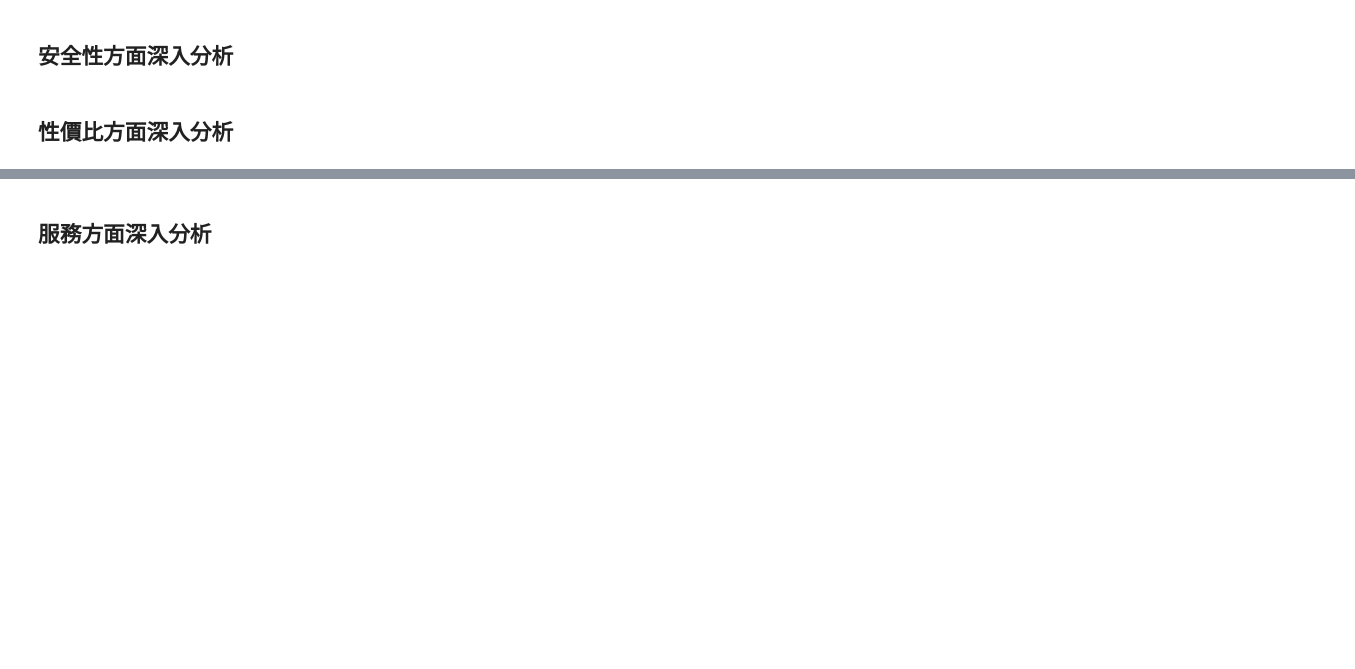
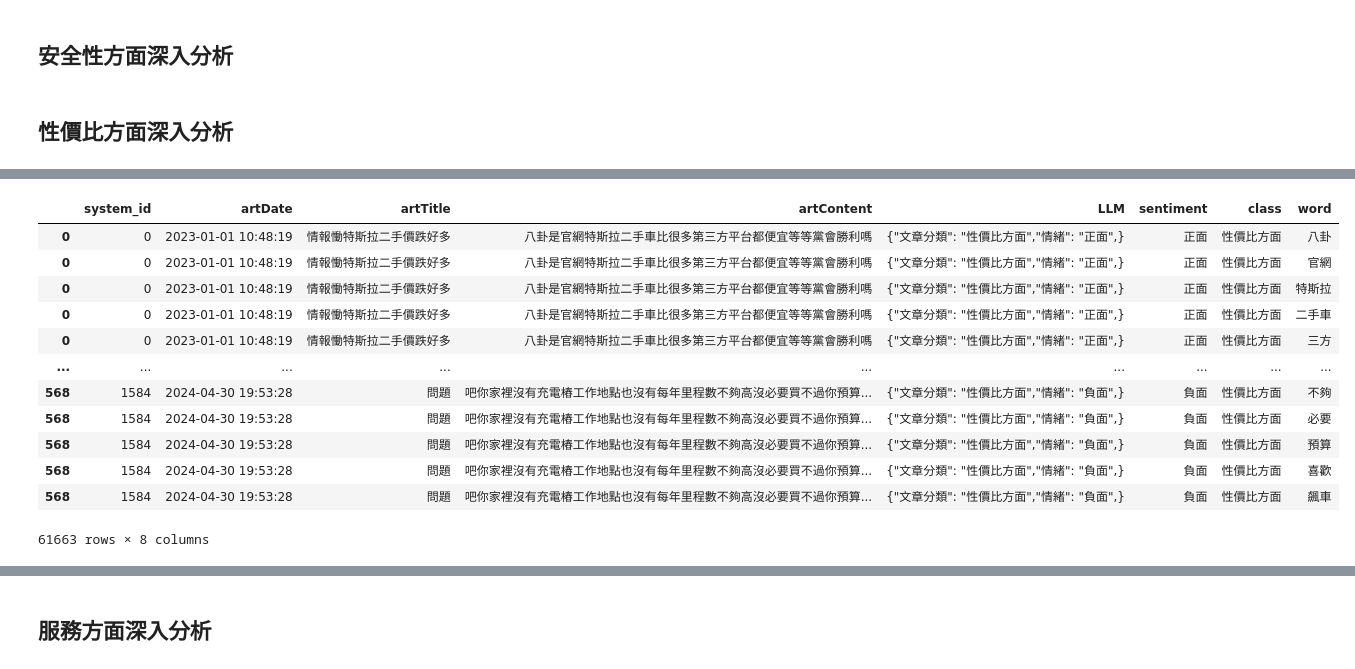
Before and after one commit to weiyu9805/SMA_project, a Jupyter notebook: project2.ipynb, the cells around one changed output, grey strips where cells are left out. Saved outputs shown, nothing was run; the diff lists cells and outputs as text; code cells hidden in the pictures; blank space fills up the shorter version.

```diff
--- a/project2.ipynb
+++ b/project2.ipynb
@@ -28,0 +398,18 @@
+# %%
+stopwords = [line.strip() for line in open('dict/stopwords.txt', 'r', encoding='utf-8').readlines()]
+after_clear_df = word_df[~word_df['word'].isin(stopwords)]
+after_clear_df
+# %% [output]
+|  | system_id | artDate | artTitle | artContent | LLM | sentiment | class | word |
+| 0 | 0 | 2023-01-01 10:48:19 | 情報慟特斯拉二手價跌好多 | 八卦是官網特斯拉二手車比很多第三方平台都便宜等等黨會勝利嗎 | {"文章分類": "性價比方面","情緒": "正面",} | 正面 | 性價比方面 | 八卦 |
+| 0 | 0 | 2023-01-01 10:48:19 | 情報慟特斯拉二手價跌好多 | 八卦是官網特斯拉二手車比很多第三方平台都便宜等等黨會勝利嗎 | {"文章分類": "性價比方面","情緒": "正面",} | 正面 | 性價比方面 | 官網 |
+| 0 | 0 | 2023-01-01 10:48:19 | 情報慟特斯拉二手價跌好多 | 八卦是官網特斯拉二手車比很多第三方平台都便宜等等黨會勝利嗎 | {"文章分類": "性價比方面","情緒": "正面",} | 正面 | 性價比方面 | 特斯拉 |
+| 0 | 0 | 2023-01-01 10:48:19 | 情報慟特斯拉二手價跌好多 | 八卦是官網特斯拉二手車比很多第三方平台都便宜等等黨會勝利嗎 | {"文章分類": "性價比方面","情緒": "正面",} | 正面 | 性價比方面 | 二手車 |
+| 0 | 0 | 2023-01-01 10:48:19 | 情報慟特斯拉二手價跌好多 | 八卦是官網特斯拉二手車比很多第三方平台都便宜等等黨會勝利嗎 | {"文章分類": "性價比方面","情緒": "正面",} | 正面 | 性價比方面 | 三方 |
+| ... | ... | ... | ... | ... | ... | ... | ... | ... |
+| 568 | 1584 | 2024-04-30 19:53:28 | 問題 | 吧你家裡沒有充電樁工作地點也沒有每年里程數不夠高沒必要買不過你預算... | {"文章分類": "性價比方面","情緒": "負面",} | 負面 | 性價比方面 | 不夠 |
+| 568 | 1584 | 2024-04-30 19:53:28 | 問題 | 吧你家裡沒有充電樁工作地點也沒有每年里程數不夠高沒必要買不過你預算... | {"文章分類": "性價比方面","情緒": "負面",} | 負面 | 性價比方面 | 必要 |
+| 568 | 1584 | 2024-04-30 19:53:28 | 問題 | 吧你家裡沒有充電樁工作地點也沒有每年里程數不夠高沒必要買不過你預算... | {"文章分類": "性價比方面","情緒": "負面",} | 負面 | 性價比方面 | 預算 |
+| 568 | 1584 | 2024-04-30 19:53:28 | 問題 | 吧你家裡沒有充電樁工作地點也沒有每年里程數不夠高沒必要買不過你預算... | {"文章分類": "性價比方面","情緒": "負面",} | 負面 | 性價比方面 | 喜歡 |
+| 568 | 1584 | 2024-04-30 19:53:28 | 問題 | 吧你家裡沒有充電樁工作地點也沒有每年里程數不夠高沒必要買不過你預算... | {"文章分類": "性價比方面","情緒": "負面",} | 負面 | 性價比方面 | 飆車 |
+61663 rows × 8 columns
```
Also changed, not shown: parts of 26 cells of this notebook, 7 other files.
